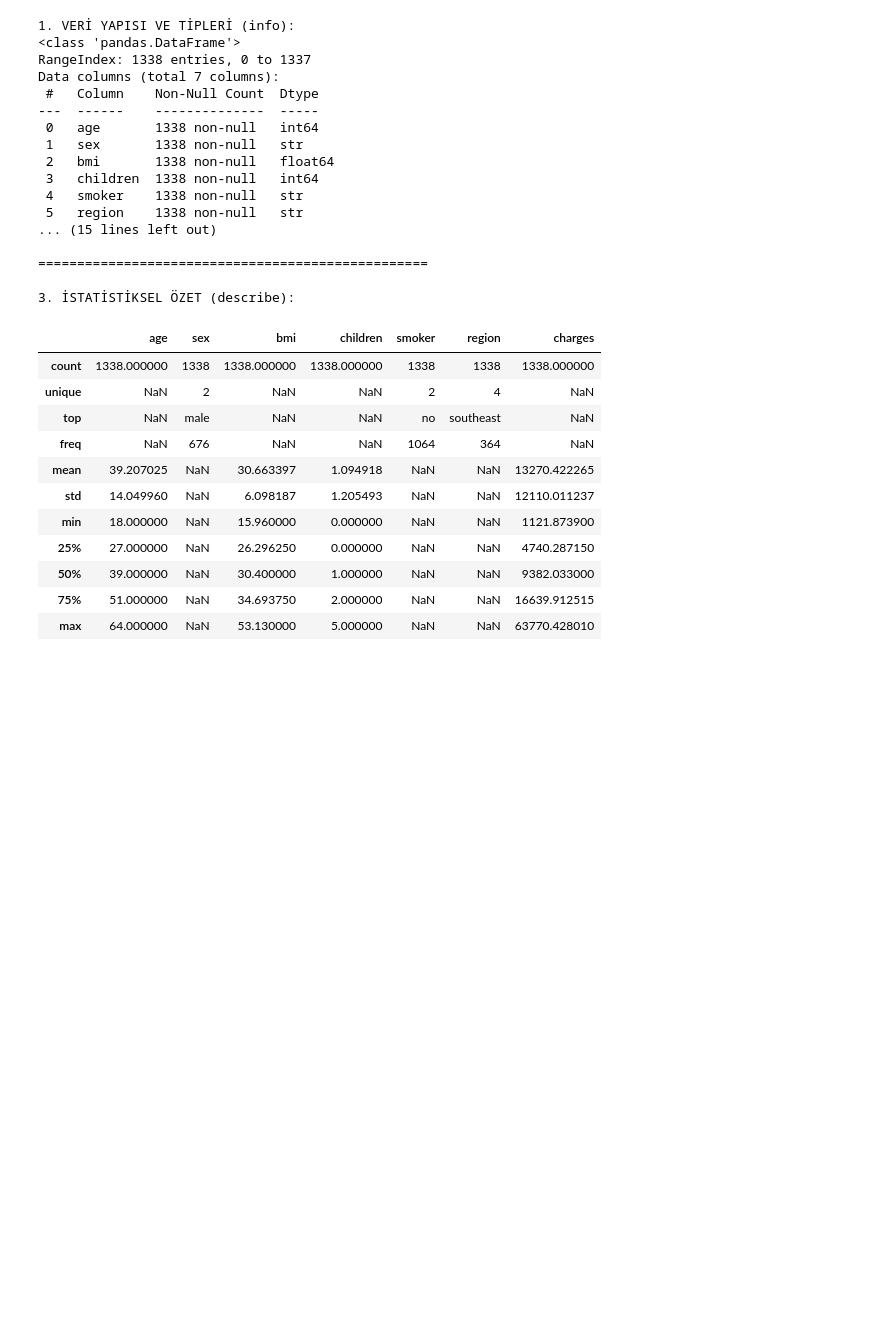
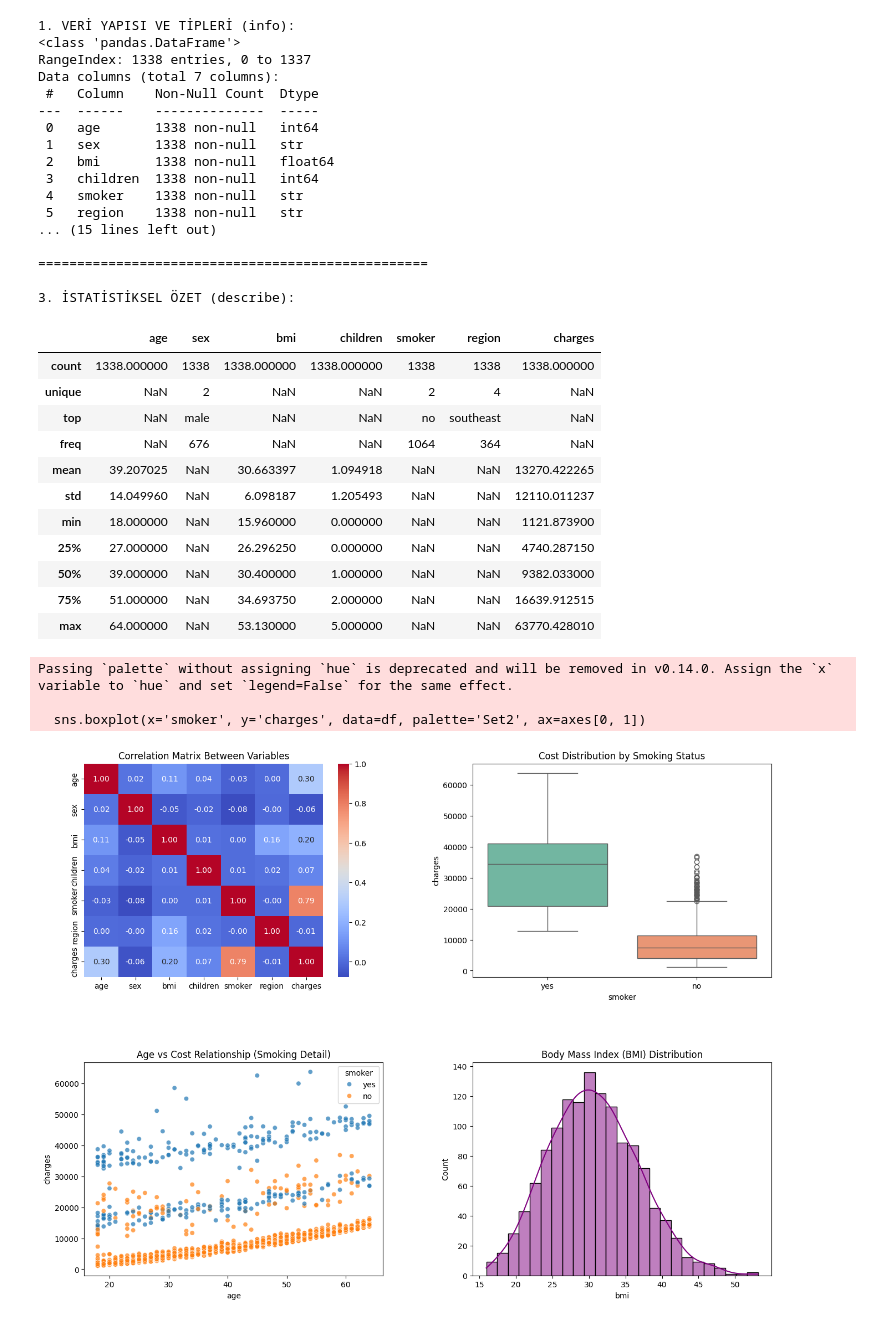
Before and after one commit to amineacar/Insurance-Cost-Estimate, a Jupyter notebook: notebooks/exploratory_analysis.ipynb, the cells around one changed output. Drawn from its saved outputs; the diff is of its cells as text; code cells hidden in the pictures; blank space fills up the shorter version.

Commit message:
EDA graphs completed and key findings added to notebook

```diff
--- a/notebooks/exploratory_analysis.ipynb
+++ b/notebooks/exploratory_analysis.ipynb
@@ -64,3 +64,56 @@ Data columns (total 7 columns):
 | 50% | 39.000000 | NaN | 30.400000 | 1.000000 | NaN | NaN | 9382.033000 |
 | 75% | 51.000000 | NaN | 34.693750 | 2.000000 | NaN | NaN | 16639.912515 |
 | max | 64.000000 | NaN | 53.130000 | 5.000000 | NaN | NaN | 63770.428010 |
+# %%
+import pandas as pd
+import seaborn as sns
+import matplotlib.pyplot as plt
+
+# 1. Loading the data (Make sure the file path is correct)
+try:
+    df = pd.read_csv('../data/insurance.csv')
+    # Convert categorical data into numerical form for visualization (required for correlation)
+    df_encoded = df.copy()
+    df_encoded['smoker'] = df_encoded['smoker'].map({'yes': 1, 'no': 0})
+    df_encoded['sex'] = df_encoded['sex'].map({'female': 1, 'male': 0})
+    # Encode region numerically to avoid complexity in correlation
+    df_encoded['region'] = df_encoded['region'].astype('category').cat.codes
+except FileNotFoundError:
+    print("Error: Dataset not found!")
+
+# Create plotting area (2 rows, 2 columns)
+fig, axes = plt.subplots(2, 2, figsize=(16, 12))
+plt.subplots_adjust(hspace=0.4, wspace=0.3)
+
+# --- 1. PLOT: Correlation Heatmap ---
+sns.heatmap(df_encoded.corr(), annot=True, cmap='coolwarm', fmt='.2f', ax=axes[0, 0])
+axes[0, 0].set_title('Correlation Matrix Between Variables')
+# COMMENT: This table shows which features affect the cost (charges) the most.
+# Values close to 1.00 represent strong positive relationships.
+# Typically, "smoker" and "charges" have a high correlation.
+
+# --- 2. PLOT: Smoker/Non-Smoker Box Plot ---
+sns.boxplot(x='smoker', y='charges', data=df, palette='Set2', ax=axes[0, 1])
+axes[0, 1].set_title('Cost Distribution by Smoking Status')
+# COMMENT: The position of the boxes shows how much higher the costs are for smokers
+# compared to non-smokers. Points outside the boxes (outliers) represent extreme cases.
+
+# --- 3. PLOT: Age - Cost Scatter Plot (Colored by Smoker) ---
+sns.scatterplot(x='age', y='charges', hue='smoker', data=df, alpha=0.7, ax=axes[1, 0])
+axes[1, 0].set_title('Age vs Cost Relationship (Smoking Detail)')
+# COMMENT: Shows that as age increases, cost generally increases.
+# However, smokers cluster at much higher cost levels regardless of age.
+
+# --- 4. PLOT: BMI Histogram ---
+sns.histplot(df['bmi'], kde=True, color='purple', ax=axes[1, 1])
+axes[1, 1].set_title('Body Mass Index (BMI) Distribution')
+# COMMENT: Shows the BMI distribution of individuals in the dataset.
+# The bell curve (KDE) helps determine if the data follows a normal distribution.
+# You can check if most values are around 30 (obesity threshold).
+
+plt.show()
+# %% [output]
+Passing `palette` without assigning `hue` is deprecated and will be removed in v0.14.0. Assign the `x` variable to `hue` and set `legend=False` for the same effect.
+
+  sns.boxplot(x='smoker', y='charges', data=df, palette='Set2', ax=axes[0, 1])
+[figure, added]
```
Also changed, not shown: parts of 4 cells of this notebook.
